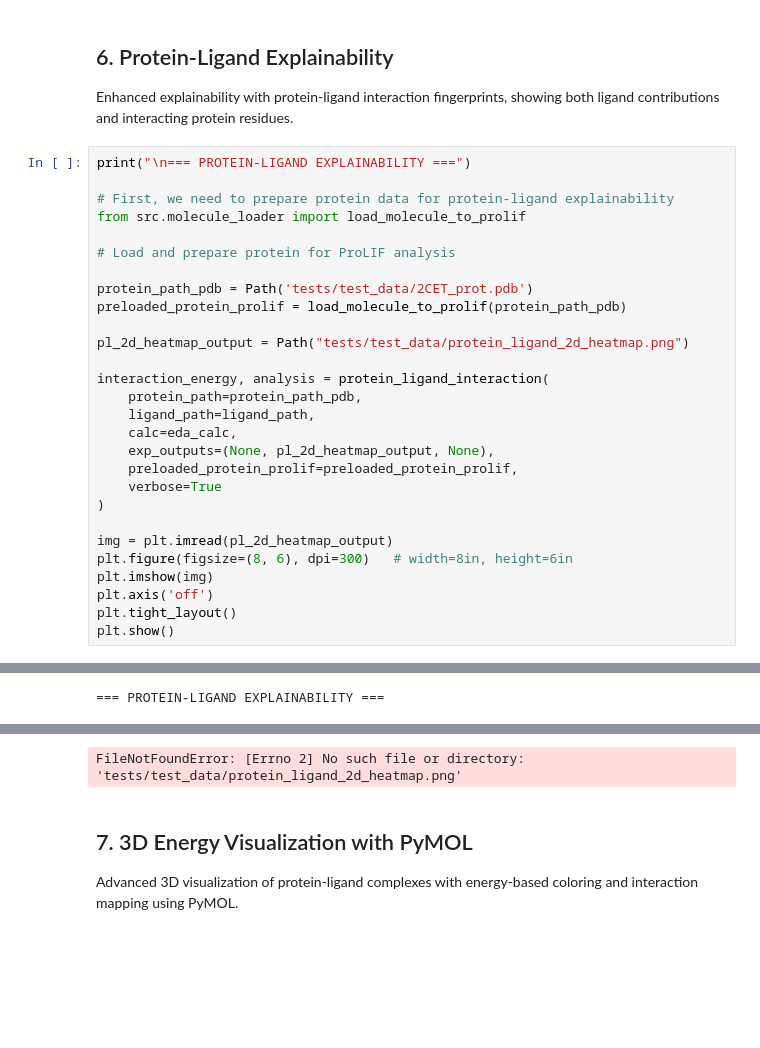
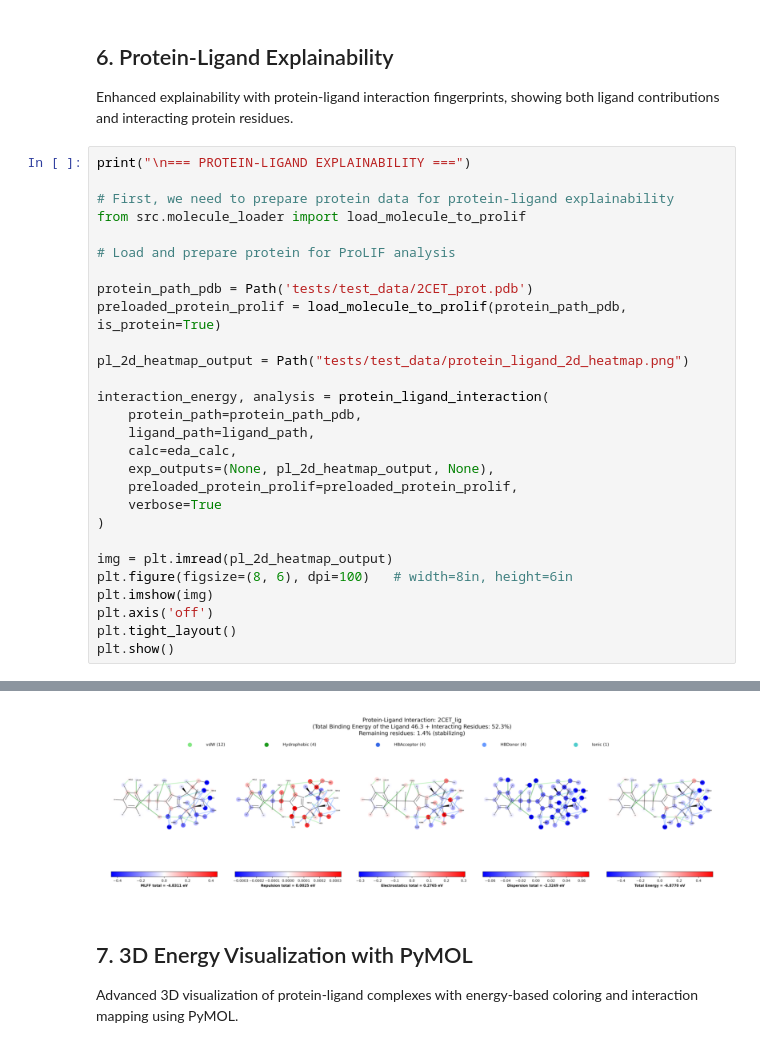
Before and after one commit to volkamerlab/so3lr-sf, a Jupyter notebook: example/SO3LRSF_examples.ipynb, the cells around one changed output, grey strips where cells are left out. Cells and saved outputs as stored; diff of their text form; blank space fills up the shorter version.

```diff
--- a/example/SO3LRSF_examples.ipynb
+++ b/example/SO3LRSF_examples.ipynb
@@ -367,7 +320,7 @@ from src.molecule_loader import load_molecule_to_prolif
 # Load and prepare protein for ProLIF analysis
 
 protein_path_pdb = Path('tests/test_data/2CET_prot.pdb')
-preloaded_protein_prolif = load_molecule_to_prolif(protein_path_pdb)
+preloaded_protein_prolif = load_molecule_to_prolif(protein_path_pdb, is_protein=True)
 
 pl_2d_heatmap_output = Path("tests/test_data/protein_ligand_2d_heatmap.png")
 
@@ -381,7 +334,7 @@ interaction_energy, analysis = protein_ligand_interaction(
 )
 
 img = plt.imread(pl_2d_heatmap_output)
-plt.figure(figsize=(8, 6), dpi=300)   # width=8in, height=6in
+plt.figure(figsize=(8, 6), dpi=100)   # width=8in, height=6in
 plt.imshow(img)
 plt.axis('off')
 plt.tight_layout()
@@ -395 +343,0 @@ plt.show()
-=== PROTEIN-LIGAND EXPLAINABILITY ===
@@ -411,4 +344,4 @@ MDAnalysis.topology.guessers is deprecated in favour of the new Guessers API. Se
-FileNotFoundError: [Errno 2] No such file or directory: 'tests/test_data/protein_ligand_2d_heatmap.png'
+[figure, added]
 # %% [markdown]
 ## 7. 3D Energy Visualization with PyMOL
 
```
Also changed, not shown: parts of 14 cells of this notebook.
